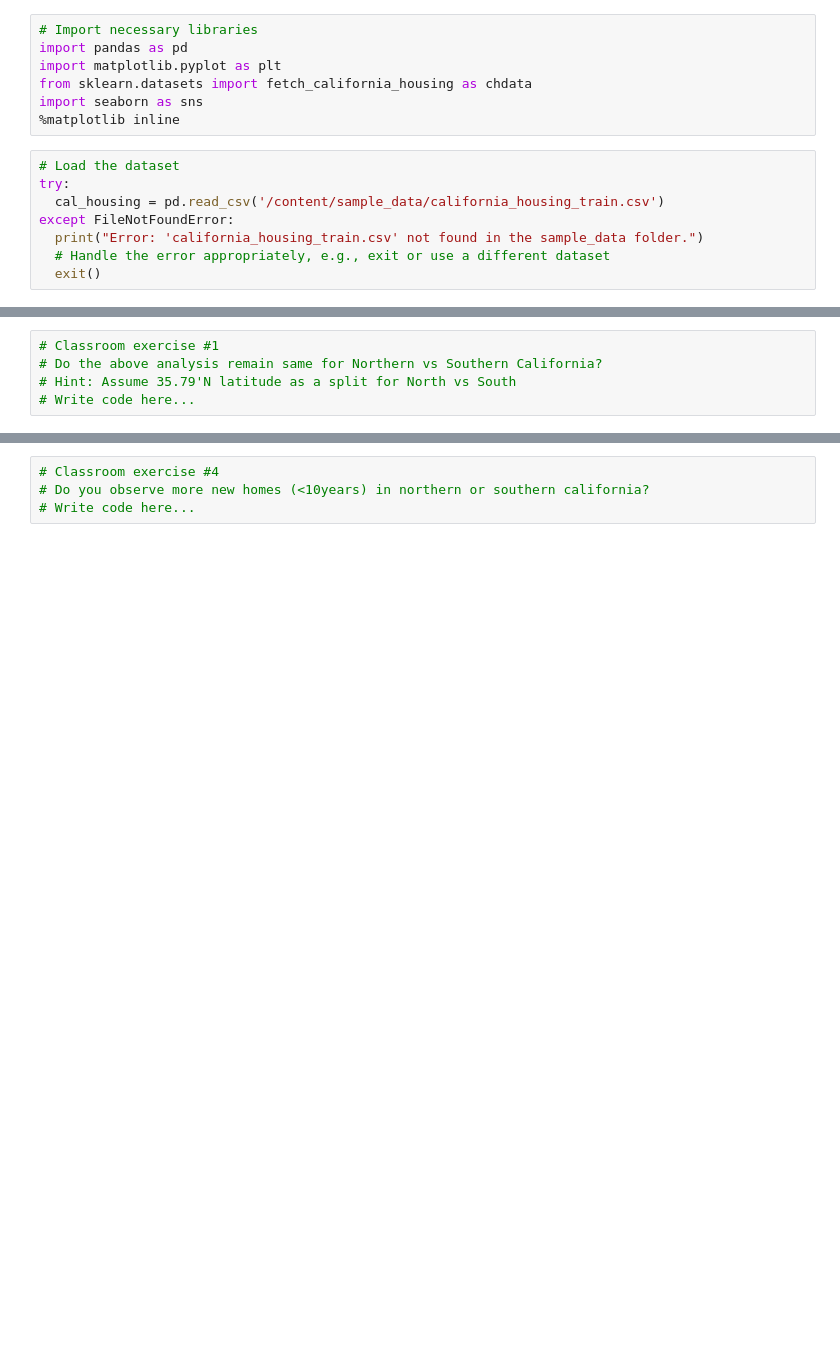
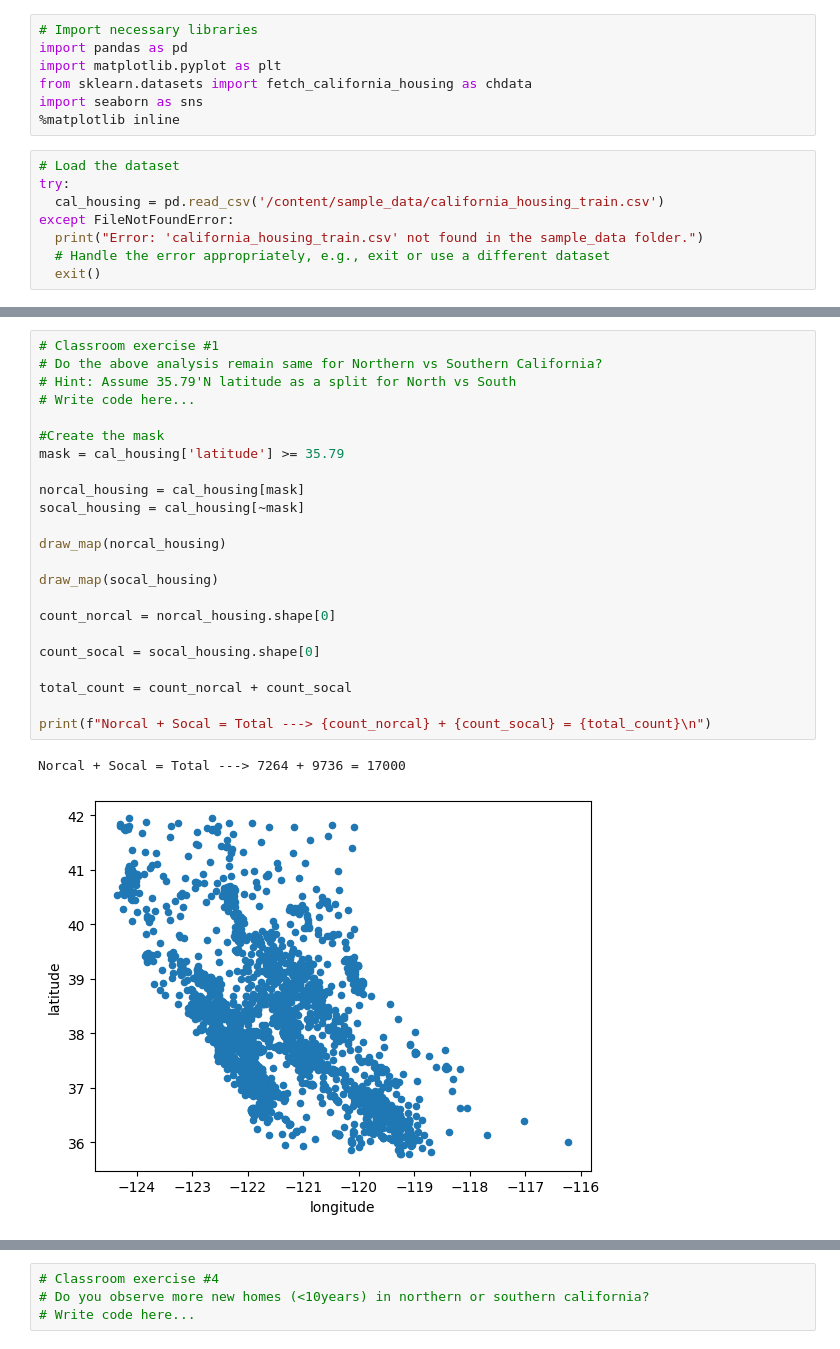
Before and after one commit to yash2005-cpu/KSS-Machine-Learning-2025, a Jupyter notebook: DataScience_Intro.ipynb, the cells around one changed output, grey strips where cells are left out. Saved outputs shown, nothing was run; the diff lists cells and outputs as text; blank space fills up the shorter version.

```diff
--- a/DataScience_Intro.ipynb
+++ b/DataScience_Intro.ipynb
@@ -106,5 +162,26 @@ Context for next question:
 # %%
 # Classroom exercise #1
 # Do the above analysis remain same for Northern vs Southern California?
 # Hint: Assume 35.79'N latitude as a split for North vs South
 # Write code here...
+
+#Create the mask
+mask = cal_housing['latitude'] >= 35.79
+
+norcal_housing = cal_housing[mask]
+socal_housing = cal_housing[~mask]
+
+draw_map(norcal_housing)
+
+draw_map(socal_housing)
+
+count_norcal = norcal_housing.shape[0]
+
+count_socal = socal_housing.shape[0]
+
+total_count = count_norcal + count_socal
+
+print(f"Norcal + Socal = Total ---> {count_norcal} + {count_socal} = {total_count}\n")
+# %% [output]
+Norcal + Socal = Total ---> 7264 + 9736 = 17000
+[figure, added]
```
Also changed, not shown: parts of 11 cells of this notebook.
